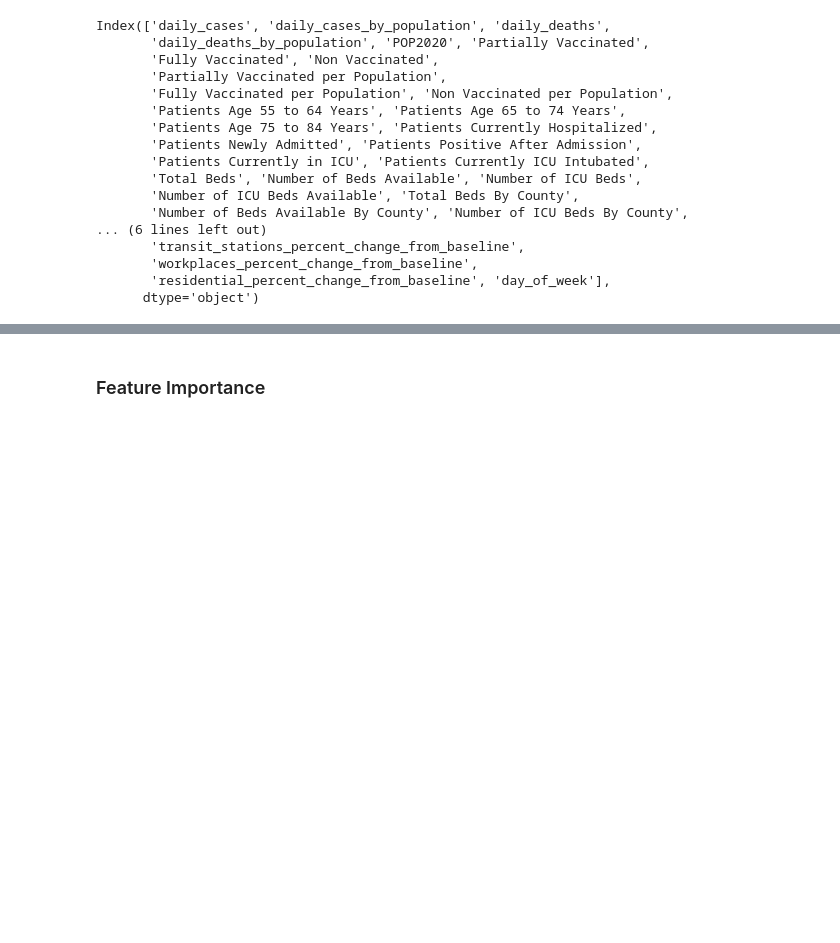
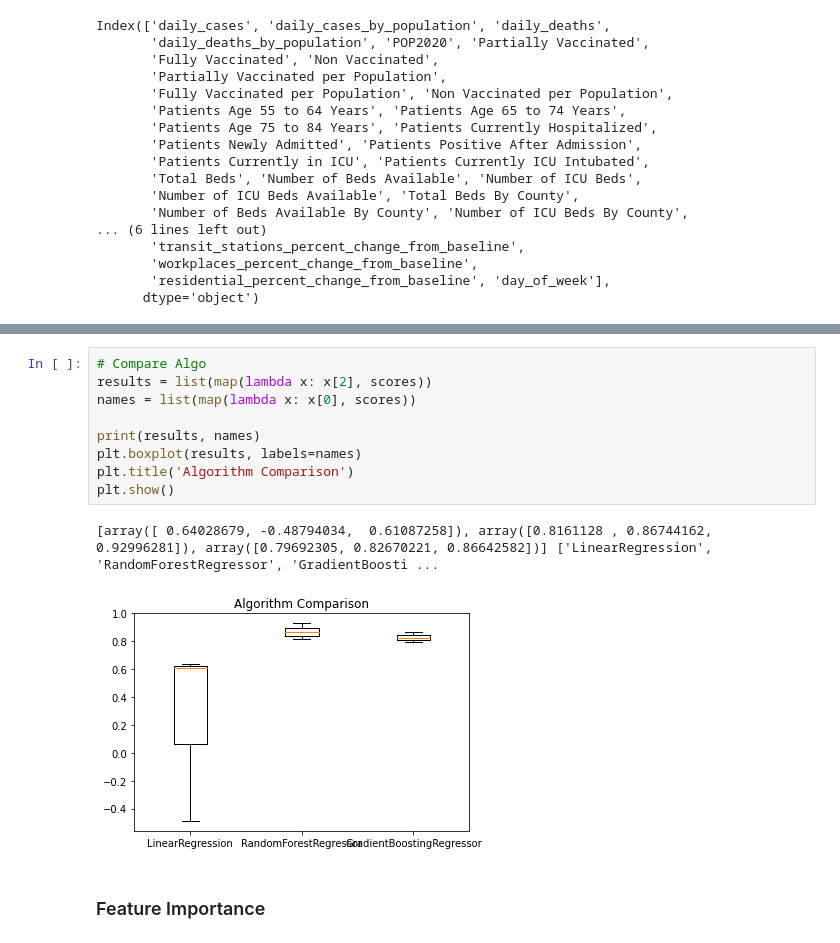
Before and after one commit to AnishaMathur/NY-State-Covid-Analysis, a Jupyter notebook: notebooks/ML.ipynb, the cells around one changed output, grey strips where cells are left out. Saved outputs shown, nothing was run; the diff lists cells and outputs as text; blank space fills up the shorter version.

```diff
--- a/notebooks/ML.ipynb
+++ b/notebooks/ML.ipynb
@@ -114,2 +181,14 @@ reg.score(transformed_X_test,y_test)
+# %%
+# Compare Algo
+results = list(map(lambda x: x[2], scores))
+names = list(map(lambda x: x[0], scores))
+
+print(results, names)
+plt.boxplot(results, labels=names)
+plt.title('Algorithm Comparison')
+plt.show()
+# %% [output]
+[array([ 0.64028679, -0.48794034,  0.61087258]), array([0.8161128 , 0.86744162, 0.92996281]), array([0.79692305, 0.82670221, 0.86642582])] ['LinearRegression', 'RandomForestRegressor', 'GradientBoosti ...
+[figure, added]
 # %% [markdown]
 ### Feature Importance
```
Also changed, not shown: parts of 12 cells of this notebook.
